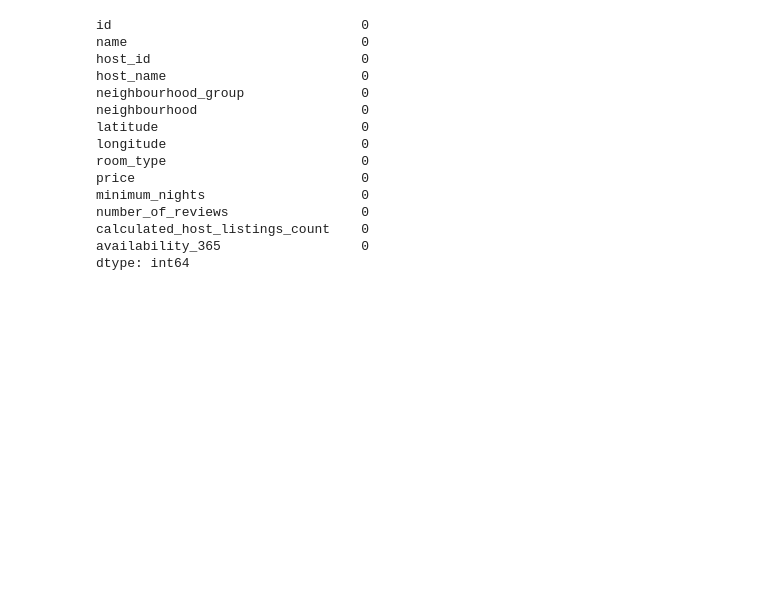
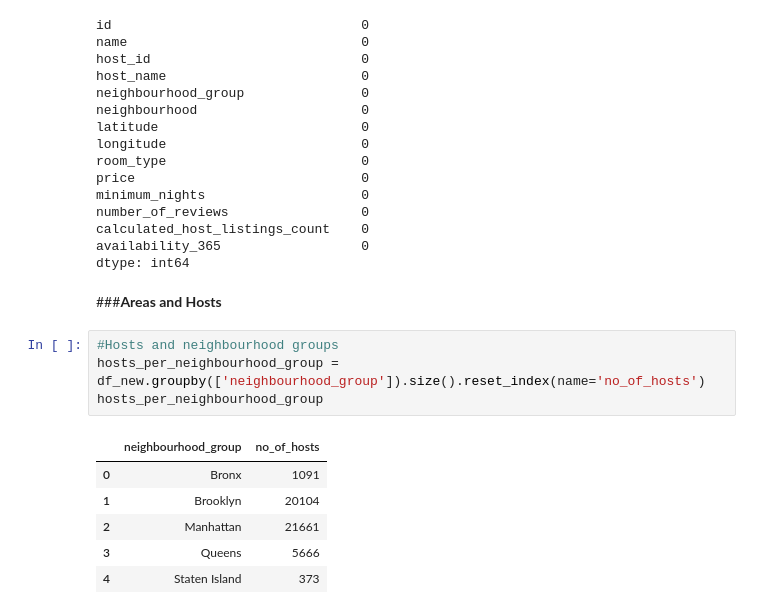
Before and after one commit to nizamulhaq/Airbnb-Bookings-Analysis, a Jupyter notebook: Airbnb_Bookings_Analysis_Capstone_Project.ipynb, the cells around one changed output. Cells and saved outputs as stored; diff of their text form; blank space fills up the shorter version.

```diff
--- a/Airbnb_Bookings_Analysis_Capstone_Project.ipynb
+++ b/Airbnb_Bookings_Analysis_Capstone_Project.ipynb
@@ -104,3 +104,16 @@ number_of_reviews                 0
 calculated_host_listings_count    0
 availability_365                  0
 dtype: int64
+# %% [markdown]
+###**Areas and Hosts**
+# %%
+#Hosts and neighbourhood groups
+hosts_per_neighbourhood_group = df_new.groupby(['neighbourhood_group']).size().reset_index(name='no_of_hosts')
+hosts_per_neighbourhood_group
+# %% [output]
+|  | neighbourhood_group | no_of_hosts |
+| 0 | Bronx | 1091 |
+| 1 | Brooklyn | 20104 |
+| 2 | Manhattan | 21661 |
+| 3 | Queens | 5666 |
+| 4 | Staten Island | 373 |
```
Also changed, not shown: parts of 2 cells of this notebook.
